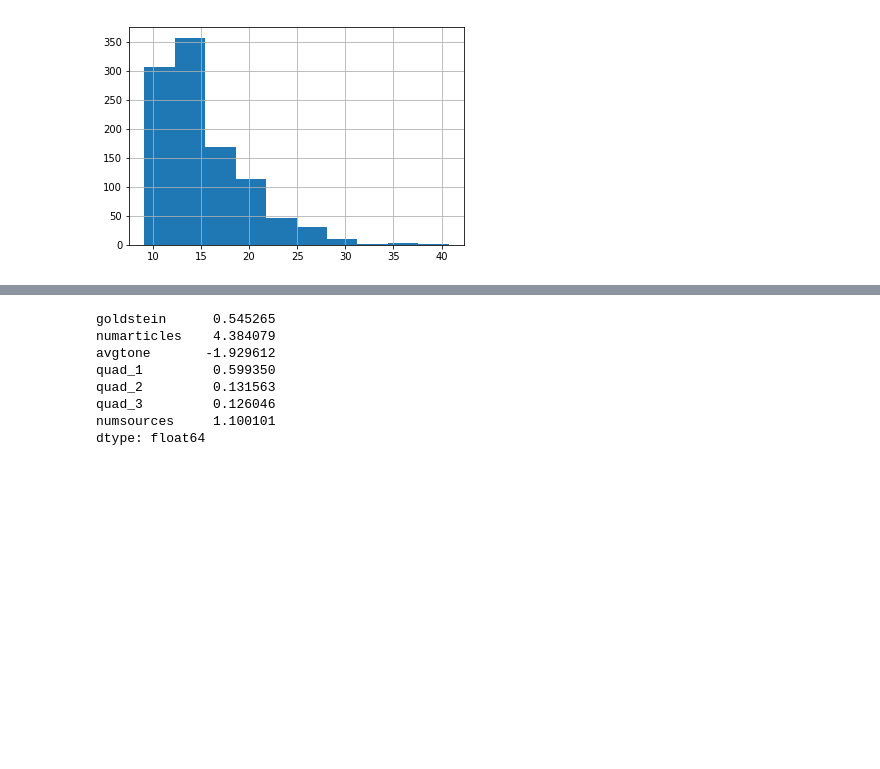
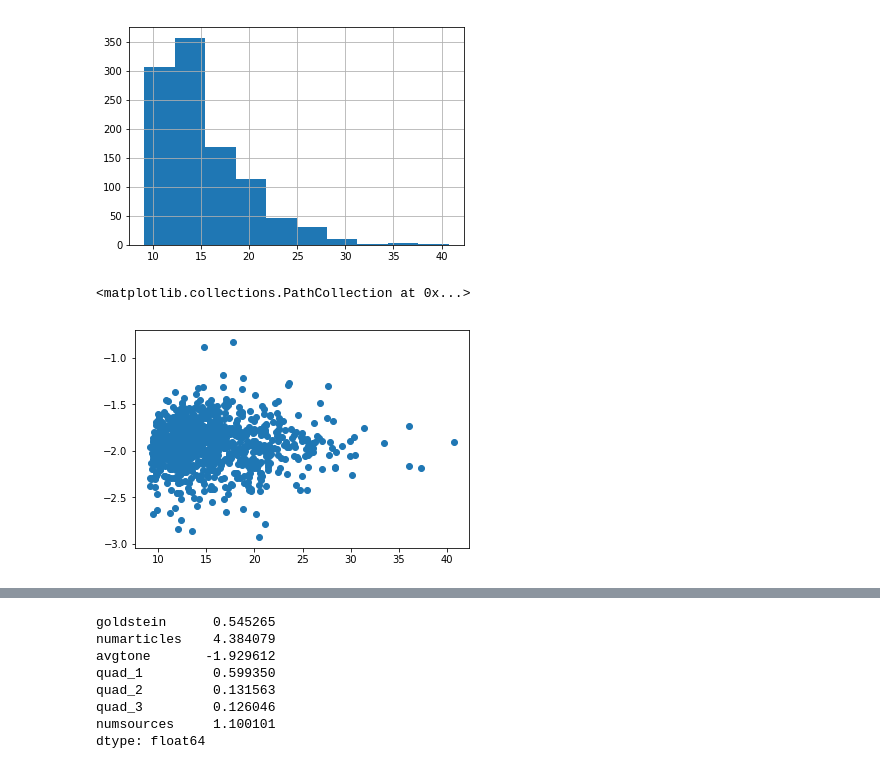
Before and after one commit to royluo20/vix_event_sentiment, a Jupyter notebook: main_code.ipynb, the cells around one changed output, grey strips where cells are left out. Saved outputs shown, nothing was run; the diff lists cells and outputs as text; code cells hidden in the pictures; blank space fills up the shorter version.

```diff
--- a/main_code.ipynb
+++ b/main_code.ipynb
@@ -301,3 +302,8 @@ vix_daily.Close.hist()
 # %% [output]
 <matplotlib.axes._subplots.AxesSubplot at 0x...>
 [figure]
+# %%
+plt.scatter(vix_daily.Close, df_daily['avgtone'])
+# %% [output]
+<matplotlib.collections.PathCollection at 0x...>
+[figure, added]
```
Also changed, not shown: parts of 43 cells of this notebook.
